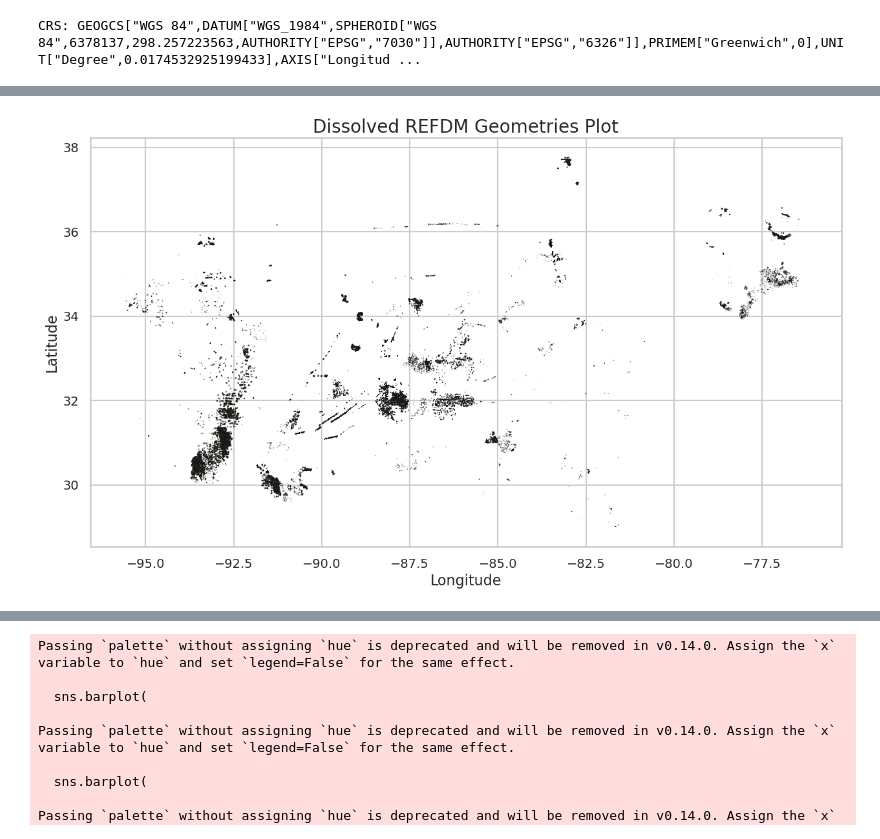
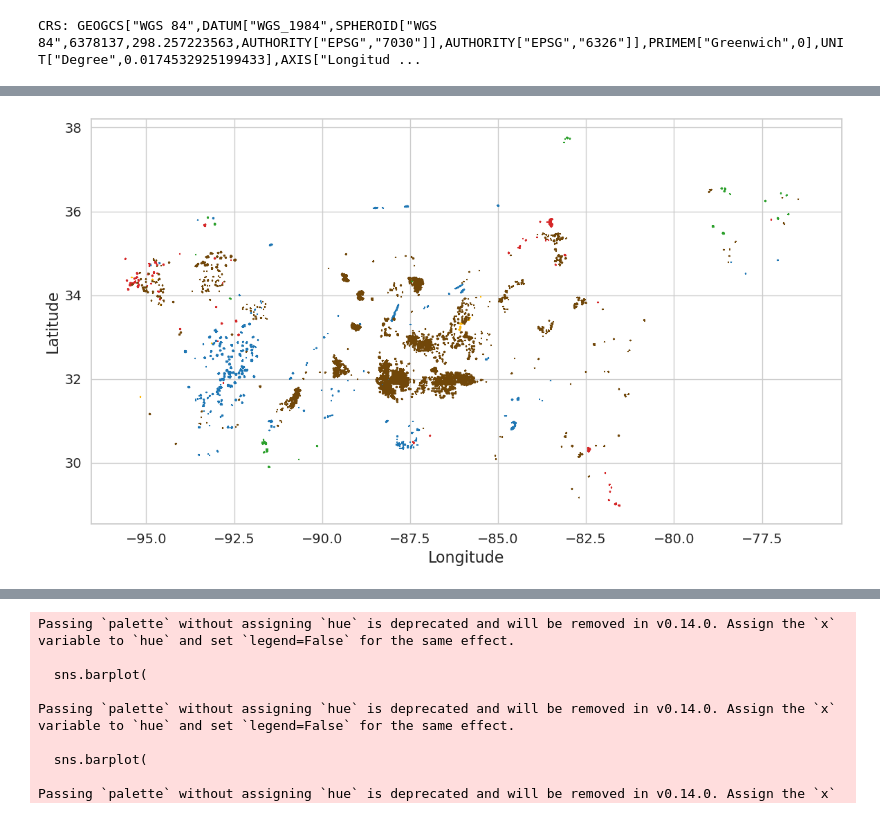
Before and after one commit to Franziska279/ForExD-WP1-P1, a Jupyter notebook: src/06_analysis_data_enhancement.ipynb, the cells around one changed output, grey strips where cells are left out. Drawn from its saved outputs; the diff is of its cells as text; code cells hidden in the pictures.

Commit message:
adding code for figure 1 creation

```diff
--- a/src/06_analysis_data_enhancement.ipynb
+++ b/src/06_analysis_data_enhancement.ipynb
@@ -44,3 +70,11 @@ import seaborn as sns
+# %%
+custom_colors = {
+    'wind': '#1f77b4',      # tab:blue
+    'fire': '#d62728',      # tab:red
+    'defoliators': '#2ca02c',  # tab:green
+    'drought': '#FFBA08', # tab:yellow
+    'bark_beetle': '#714709'  # tab:brown
+}
 # %%
 def calculate_area(gdf):
     """Calculate area in square meters and square kilometers for a GeoDataFrame."""
@@ -105,21 +139,18 @@ Size of unique refdm_dataset events : 16754
 # %%
-# Set up Seaborn's plotting aesthetics
-sns.set(style="whitegrid", context="talk")
+fig, ax = plt.subplots(1, 1, figsize=(14, 10))
 
-# Plot the GeoDataFrame
-fig, ax = plt.subplots(figsize=(15, 15))  # Adjust the figsize as needed
-
-# Plot the GeoDataFrame with GeoPandas
-refdm_dissolved.plot(ax=ax, edgecolor='k', linewidth=0.1, alpha=1, cmap='viridis')  # Adjust plot settings as needed
+refdm_dissolved['color'] = refdm_dissolved['DCA_ID'].map(custom_colors)
+# Plot each disturbance type with its corresponding color
+for disturbance, color in custom_colors.items():
+    refdm_dissolved[refdm_dissolved['DCA_ID'] == disturbance].plot(
+        ax=ax, linewidth=1.5, color=color, edgecolor=color  # Adjust linewidth and edgecolor as needed
+    )
 
 # Customize the plot
-ax.set_title('Dissolved REFDM Geometries Plot', fontsize=20)
+#ax.set_title('Radar Enhanced Forest Disturbance Mapping Events', fontsize=20)
 ax.set_xlabel('Longitude', fontsize=16)
 ax.set_ylabel('Latitude', fontsize=16)
 ax.tick_params(axis='both', which='major', labelsize=14)
-plt.grid(True)
-
-# Show the plot
-plt.show()
+ax.grid(True)
 # %% [output]
-[figure, old version]
+[figure, new version]
```
Also changed, not shown: parts of 27 cells of this notebook.
